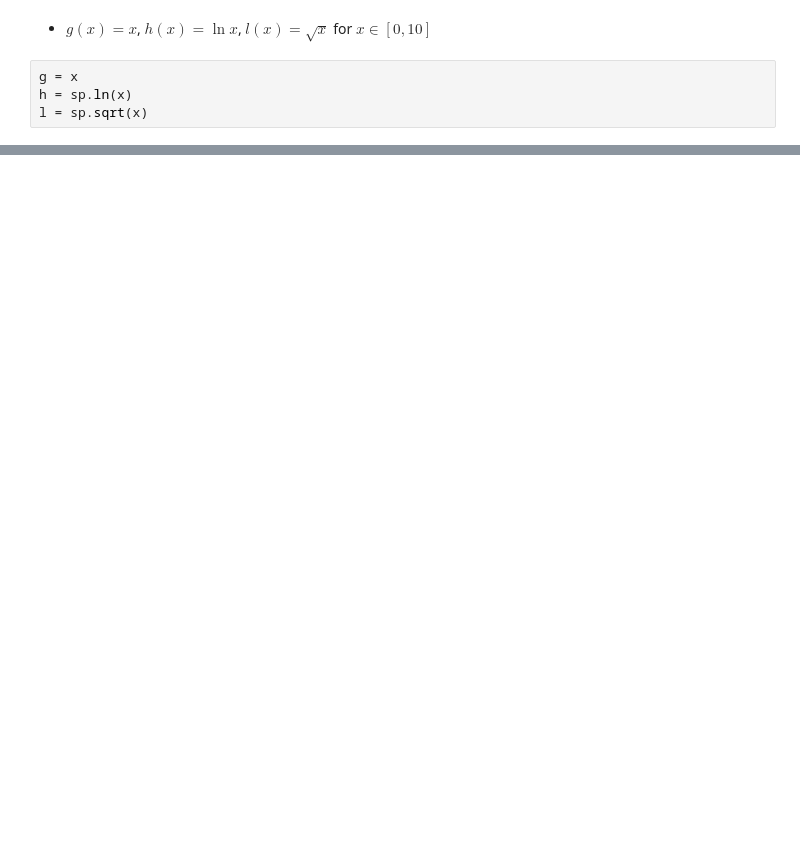
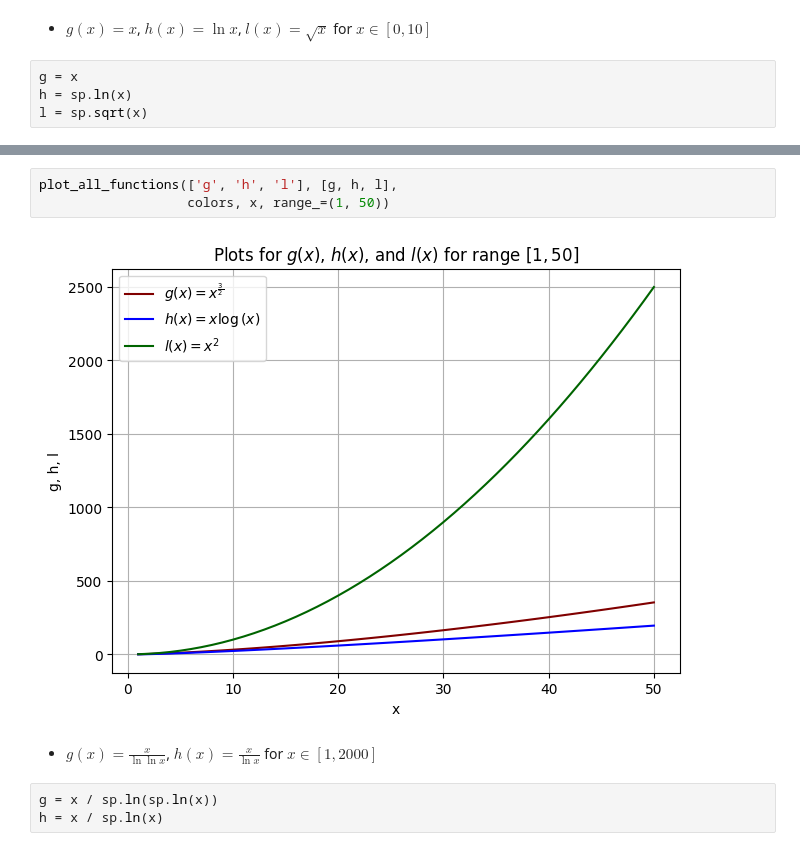
Before and after one commit to Yolonek/BigDataAlgorithms, a Jupyter notebook: List2/List2_Solved.ipynb, the cells around one changed output, grey strips where cells are left out. Cells and saved outputs as stored; diff of their text form; blank space fills up the shorter version.

```diff
--- a/List2/List2_Solved.ipynb
+++ b/List2/List2_Solved.ipynb
@@ -62,0 +75,10 @@ plot_all_functions(['g', 'h', 'l'], [g, h, l],
+# %%
+plot_all_functions(['g', 'h', 'l'], [g, h, l],
+                   colors, x, range_=(1, 50))
+# %% [output]
+[figure, added]
+# %% [markdown]
+<ul><li>$g(x) = \frac{x}{\ln{\ln{x}}}$, $h(x) = \frac{x}{\ln{x}}$ for $x \in [1, 2000]$</li></ul>
+# %%
+g = x / sp.ln(sp.ln(x))
+h = x / sp.ln(x)
```
Also changed, not shown: parts of 11 cells of this notebook.
